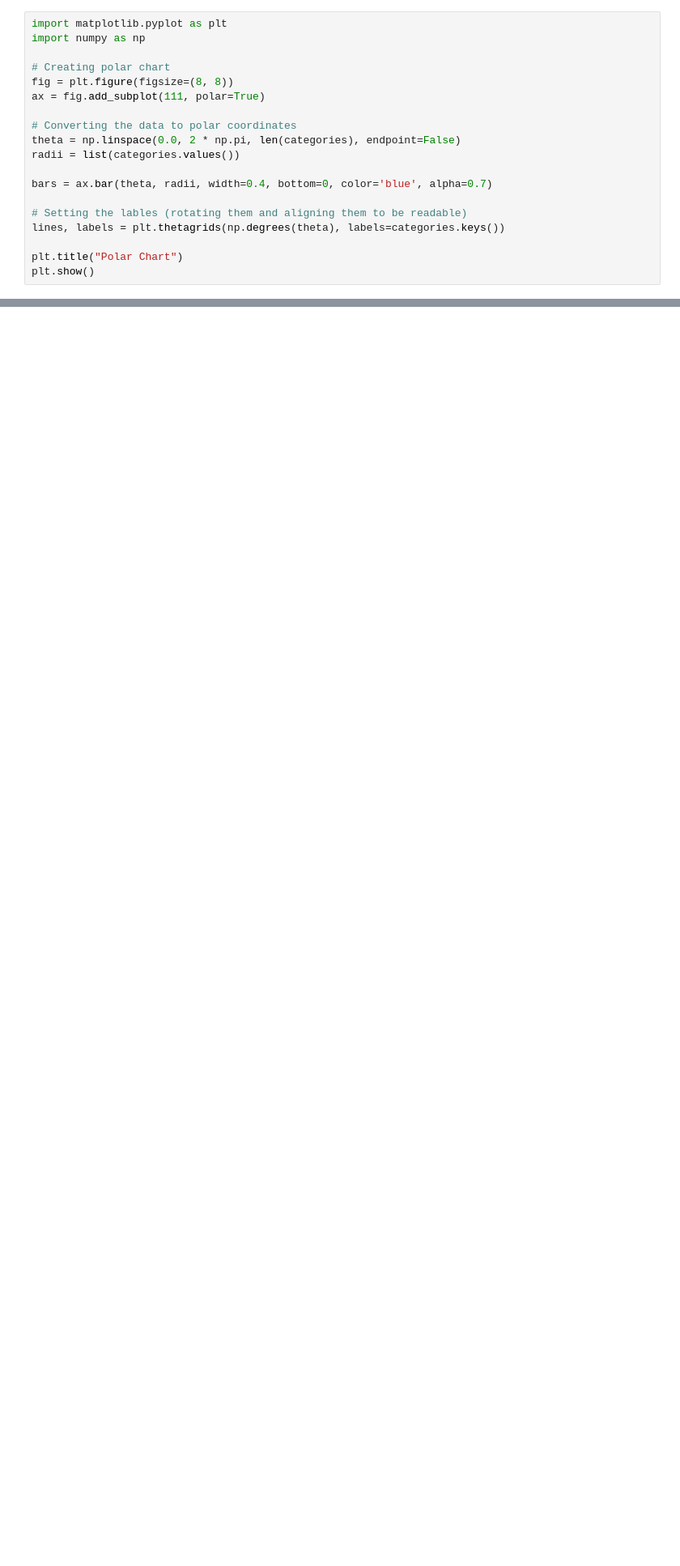
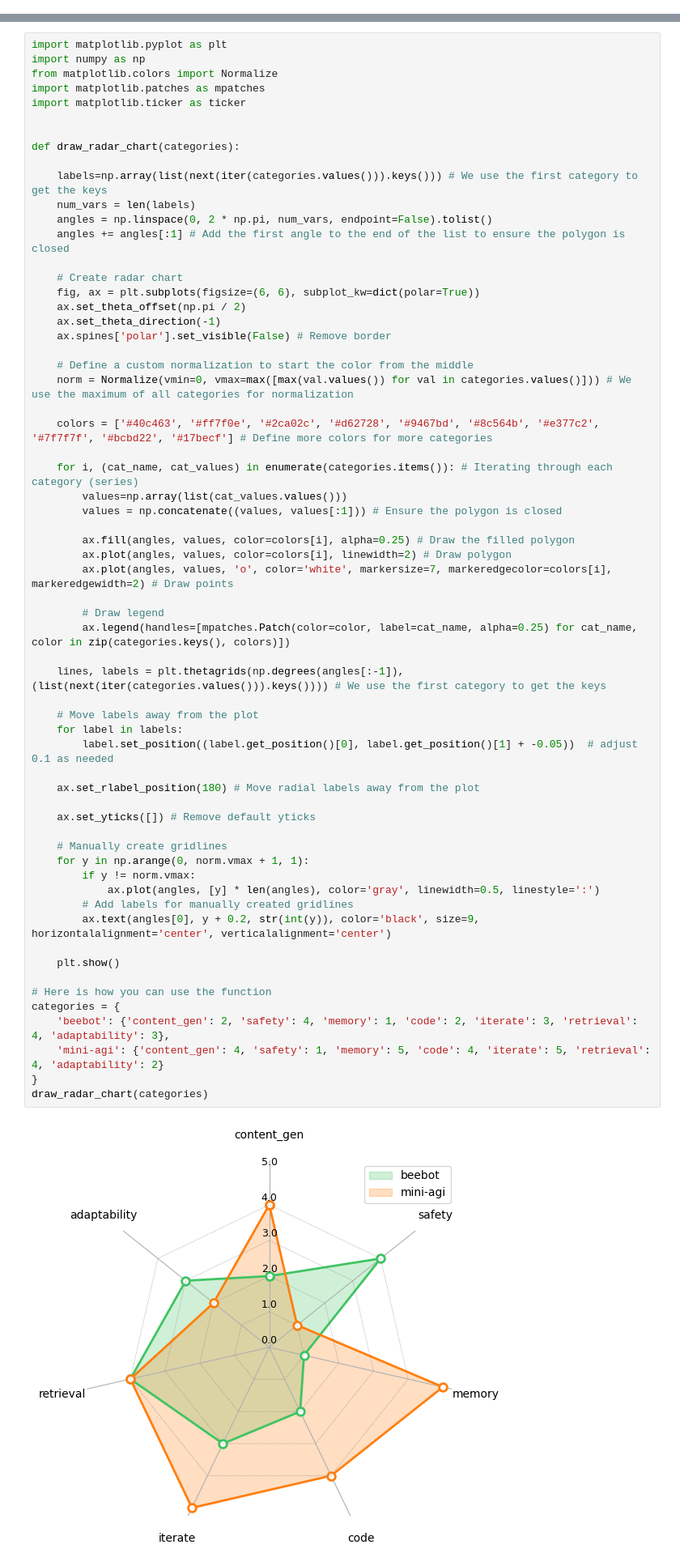
Before and after one commit to Significant-Gravitas/Auto-GPT-Benchmarks, a Jupyter notebook: notebooks/Visualization.ipynb, the cells around one changed output, grey strips where cells are left out. Shown at 81% size. Cells and saved outputs as stored; diff of their text form; blank space fills up the shorter version.

```diff
--- a/notebooks/Visualization.ipynb
+++ b/notebooks/Visualization.ipynb
@@ -117,19 +136,0 @@ print(categories)
-# %%
-import matplotlib.pyplot as plt
-import numpy as np
-
-# Creating polar chart
-fig = plt.figure(figsize=(8, 8))
-ax = fig.add_subplot(111, polar=True)
-
-# Converting the data to polar coordinates
-theta = np.linspace(0.0, 2 * np.pi, len(categories), endpoint=False)
-radii = list(categories.values())
-
-bars = ax.bar(theta, radii, width=0.4, bottom=0, color='blue', alpha=0.7)
-
-# Setting the lables (rotating them and aligning them to be readable)
-lines, labels = plt.thetagrids(np.degrees(theta), labels=categories.keys())
-
-plt.title("Polar Chart")
-plt.show()
@@ -138,3 +137,67 @@ plt.show()
+# %%
+import matplotlib.pyplot as plt
+import numpy as np
+from matplotlib.colors import Normalize
+import matplotlib.patches as mpatches
+import matplotlib.ticker as ticker
+
+
+def draw_radar_chart(categories):
+
+    labels=np.array(list(next(iter(categories.values())).keys())) # We use the first category to get the keys
+    num_vars = len(labels)
+    angles = np.linspace(0, 2 * np.pi, num_vars, endpoint=False).tolist()
+    angles += angles[:1] # Add the first angle to the end of the list to ensure the polygon is closed
+
+    # Create radar chart
+    fig, ax = plt.subplots(figsize=(6, 6), subplot_kw=dict(polar=True))
+    ax.set_theta_offset(np.pi / 2)
+    ax.set_theta_direction(-1)
+    ax.spines['polar'].set_visible(False) # Remove border
+
+    # Define a custom normalization to start the color from the middle
+    norm = Normalize(vmin=0, vmax=max([max(val.values()) for val in categories.values()])) # We use the maximum of all categories for normalization
+
+    colors = ['#40c463', '#ff7f0e', '#2ca02c', '#d62728', '#9467bd', '#8c564b', '#e377c2', '#7f7f7f', '#bcbd22', '#17becf'] # Define more colors for more categories
+
+    for i, (cat_name, cat_values) in enumerate(categories.items()): # Iterating through each category (series)
+        values=np.array(list(cat_values.values()))
+        values = np.concatenate((values, values[:1])) # Ensure the polygon is closed
+
+        ax.fill(angles, values, color=colors[i], alpha=0.25) # Draw the filled polygon
+        ax.plot(angles, values, color=colors[i], linewidth=2) # Draw polygon
+        ax.plot(angles, values, 'o', color='white', markersize=7, markeredgecolor=colors[i], markeredgewidth=2) # Draw points
+
+        # Draw legend
+        ax.legend(handles=[mpatches.Patch(color=color, label=cat_name, alpha=0.25) for cat_name, color in zip(categories.keys(), colors)])
+
+    lines, labels = plt.thetagrids(np.degrees(angles[:-1]), (list(next(iter(categories.values())).keys()))) # We use the first category to get the keys
+
+    # Move labels away from the plot
+    for label in labels:
+        label.set_position((label.get_position()[0], label.get_position()[1] + -0.05))  # adjust 0.1 as needed
+
+    ax.set_rlabel_position(180) # Move radial labels away from the plot
+
+    ax.set_yticks([]) # Remove default yticks
+
+    # Manually create gridlines
+    for y in np.arange(0, norm.vmax + 1, 1):
+        if y != norm.vmax:
+            ax.plot(angles, [y] * len(angles), color='gray', linewidth=0.5, linestyle=':')
+        # Add labels for manually created gridlines
+        ax.text(angles[0], y + 0.2, str(int(y)), color='black', size=9, horizontalalignment='center', verticalalignment='center')
+
+    plt.show()
+
+# Here is how you can use the function
+categories = {
+    'beebot': {'content_gen': 2, 'safety': 4, 'memory': 1, 'code': 2, 'iterate': 3, 'retrieval': 4, 'adaptability': 3},
+    'mini-agi': {'content_gen': 4, 'safety': 1, 'memory': 5, 'code': 4, 'iterate': 5, 'retrieval': 4, 'adaptability': 2}
+}
+draw_radar_chart(categories)
+# %% [output]
+[figure, added]
 # %%
 import matplotlib.pyplot as plt
 import numpy as np
```
Also changed, not shown: parts of 10 cells of this notebook.
